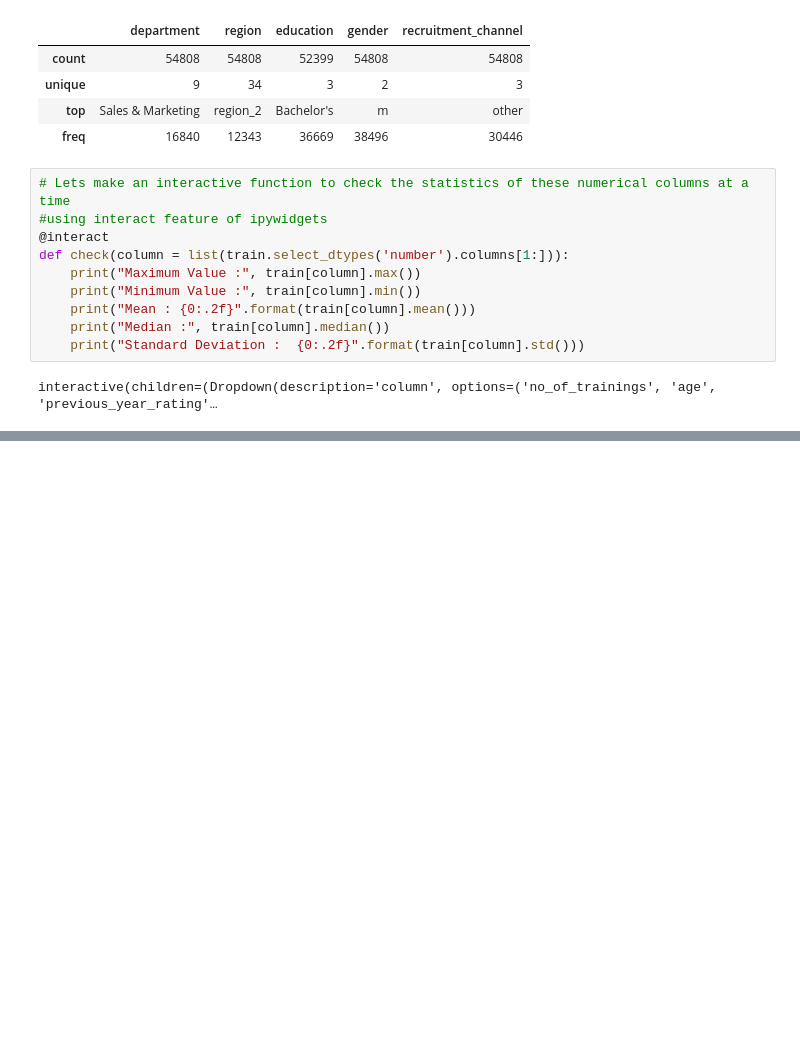
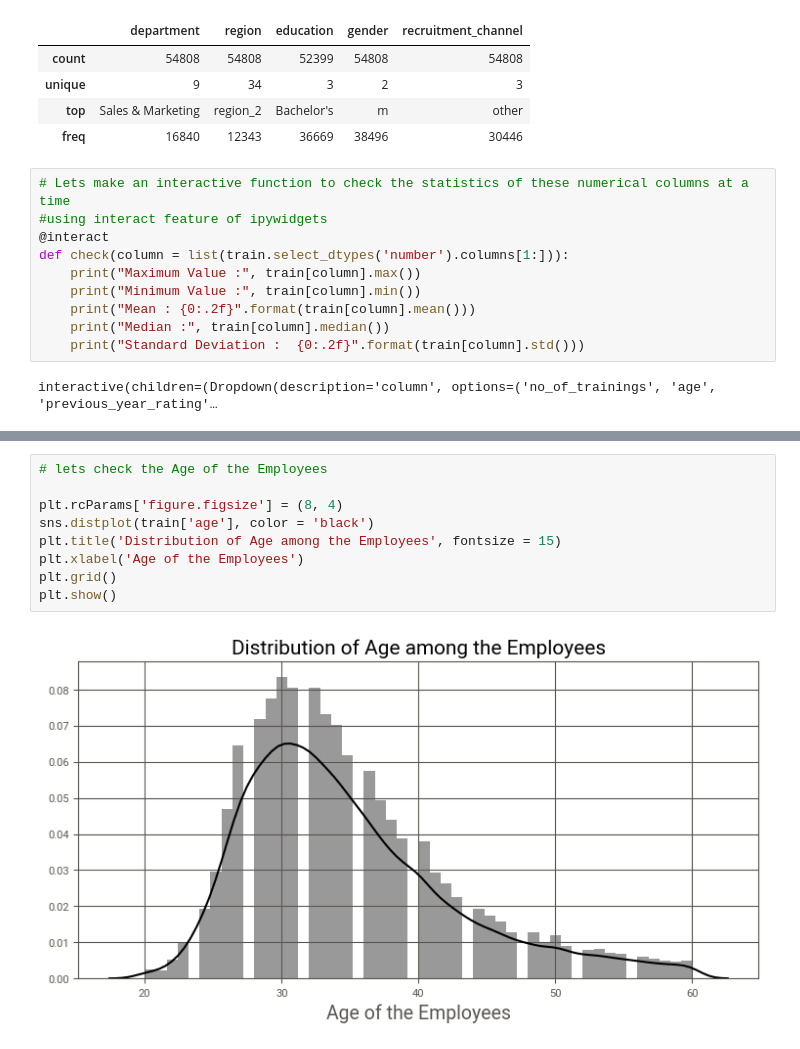
Before and after one commit to prakash079/Employee-Promotion-Predictor, a Jupyter notebook: employee_promotion_predictor.ipynb, the cells around one changed output, grey strips where cells are left out. Cells and saved outputs as stored; diff of their text form; blank space fills up the shorter version.

```diff
--- a/employee_promotion_predictor.ipynb
+++ b/employee_promotion_predictor.ipynb
@@ -141,0 +208,11 @@ interactive(children=(Dropdown(description='column', options=('no_of_trainings',
+# %%
+# lets check the Age of the Employees
+
+plt.rcParams['figure.figsize'] = (8, 4)
+sns.distplot(train['age'], color = 'black')
+plt.title('Distribution of Age among the Employees', fontsize = 15)
+plt.xlabel('Age of the Employees')
+plt.grid()
+plt.show()
+# %% [output]
+[figure, added]
```
Also changed, not shown: parts of 10 cells of this notebook, 1 other file.
